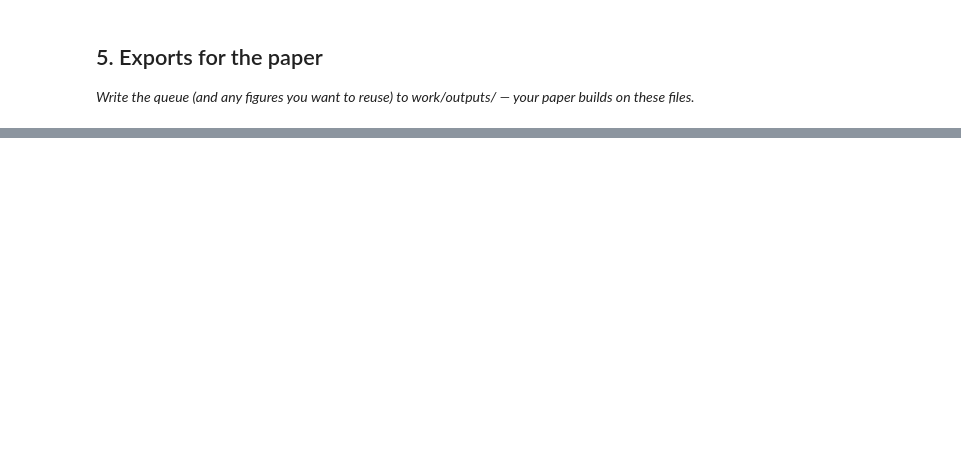
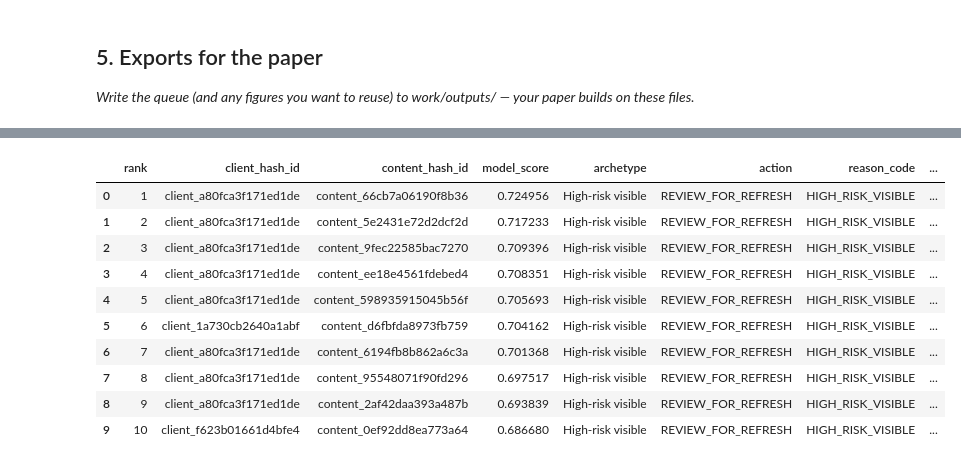
Before and after one commit to ZubairQazzi/flyrank-ml-internship-zubair, a Jupyter notebook: work/notebooks/w07_action_playbook.ipynb, the cells around one changed output, grey strips where cells are left out. Drawn from its saved outputs; the diff is of its cells as text; code cells hidden in the pictures; blank space fills up the shorter version.

Commit message:
Complete Week 7 action playbook notebook

```diff
--- a/work/notebooks/w07_action_playbook.ipynb
+++ b/work/notebooks/w07_action_playbook.ipynb
@@ -43,0 +683,89 @@ This skeleton is yours to fill. Work the sections **in order** — each one has
+# %%
+import os
+import json
+
+os.makedirs("work/outputs", exist_ok=True)
+
+# --------------------------------------------------
+# Queue export for the paper
+# --------------------------------------------------
+
+queue_export = ranked_queue[
+    [
+        "rank",
+        "client_hash_id",
+        "content_hash_id",
+        "model_score",
+        "archetype",
+        "action",
+        "reason_code",
+        "past_impressions",
+        "past_clicks",
+        "past_ctr",
+        "past_avg_position",
+        "gsc_observed_days",
+        "days_since_update",
+    ]
+].copy()
+
+queue_path = "work/outputs/action_playbook_ranked_queue.csv"
+
+queue_export.to_csv(
+    queue_path,
+    index=False,
+)
+
+
+# --------------------------------------------------
+# Metrics receipt
+# --------------------------------------------------
+
+metrics_receipt = {
+    "held_out_rows": int(len(ranked_queue)),
+    "review_for_refresh": int(
+        (ranked_queue["action"] == "REVIEW_FOR_REFRESH").sum()
+    ),
+    "check_ctr": int(
+        (ranked_queue["action"] == "CHECK_CTR").sum()
+    ),
+    "monitor": int(
+        (ranked_queue["action"] == "MONITOR").sum()
+    ),
+    "hold": int(
+        (ranked_queue["action"] == "HOLD").sum()
+    ),
+    "random_state": RANDOM_STATE,
+    "feature_window": "2026-03-01 to 2026-03-21",
+    "decision_moment": "2026-03-21",
+    "note": (
+        "Decision-support queue for human review. "
+        "Actions are not automated recommendations."
+    ),
+}
+
+metrics_path = "work/outputs/action_playbook_metrics.json"
+
+with open(metrics_path, "w") as f:
+    json.dump(
+        metrics_receipt,
+        f,
+        indent=2,
+    )
+
+
+# --------------------------------------------------
+# Verify exports
+# --------------------------------------------------
+
+print("Queue CSV written:", queue_path)
+print("Metrics JSON written:", metrics_path)
+
+print("\nQueue rows exported:", len(queue_export))
+print("CSV exists:", os.path.exists(queue_path))
+print("JSON exists:", os.path.exists(metrics_path))
+
+print("\nMetrics receipt:")
+print(json.dumps(metrics_receipt, indent=2))
+
+queue_export.head(10)
+# %% [output]
@@ -44,3 +791,14 @@ This skeleton is yours to fill. Work the sections **in order** — each one has
+|  | rank | client_hash_id | content_hash_id | model_score | archetype | action | reason_code | ... |
+| 0 | 1 | client_a80fca3f171ed1de | content_66cb7a06190f8b36 | 0.724956 | High-risk visible | REVIEW_FOR_REFRESH | HIGH_RISK_VISIBLE | ... |
+| 1 | 2 | client_a80fca3f171ed1de | content_5e2431e72d2dcf2d | 0.717233 | High-risk visible | REVIEW_FOR_REFRESH | HIGH_RISK_VISIBLE | ... |
+| 2 | 3 | client_a80fca3f171ed1de | content_9fec22585bac7270 | 0.709396 | High-risk visible | REVIEW_FOR_REFRESH | HIGH_RISK_VISIBLE | ... |
+| 3 | 4 | client_a80fca3f171ed1de | content_ee18e4561fdebed4 | 0.708351 | High-risk visible | REVIEW_FOR_REFRESH | HIGH_RISK_VISIBLE | ... |
+| 4 | 5 | client_a80fca3f171ed1de | content_598935915045b56f | 0.705693 | High-risk visible | REVIEW_FOR_REFRESH | HIGH_RISK_VISIBLE | ... |
+| 5 | 6 | client_1a730cb2640a1abf | content_d6fbfda8973fb759 | 0.704162 | High-risk visible | REVIEW_FOR_REFRESH | HIGH_RISK_VISIBLE | ... |
+| 6 | 7 | client_a80fca3f171ed1de | content_6194fb8b862a6c3a | 0.701368 | High-risk visible | REVIEW_FOR_REFRESH | HIGH_RISK_VISIBLE | ... |
+| 7 | 8 | client_a80fca3f171ed1de | content_95548071f90fd296 | 0.697517 | High-risk visible | REVIEW_FOR_REFRESH | HIGH_RISK_VISIBLE | ... |
+| 8 | 9 | client_a80fca3f171ed1de | content_2af42daa393a487b | 0.693839 | High-risk visible | REVIEW_FOR_REFRESH | HIGH_RISK_VISIBLE | ... |
+| 9 | 10 | client_f623b01661d4bfe4 | content_0ef92dd8ea773a64 | 0.686680 | High-risk visible | REVIEW_FOR_REFRESH | HIGH_RISK_VISIBLE | ... |
 # %% [markdown]
 ## Self-check
 
```
Also changed, not shown: parts of 17 cells of this notebook.
